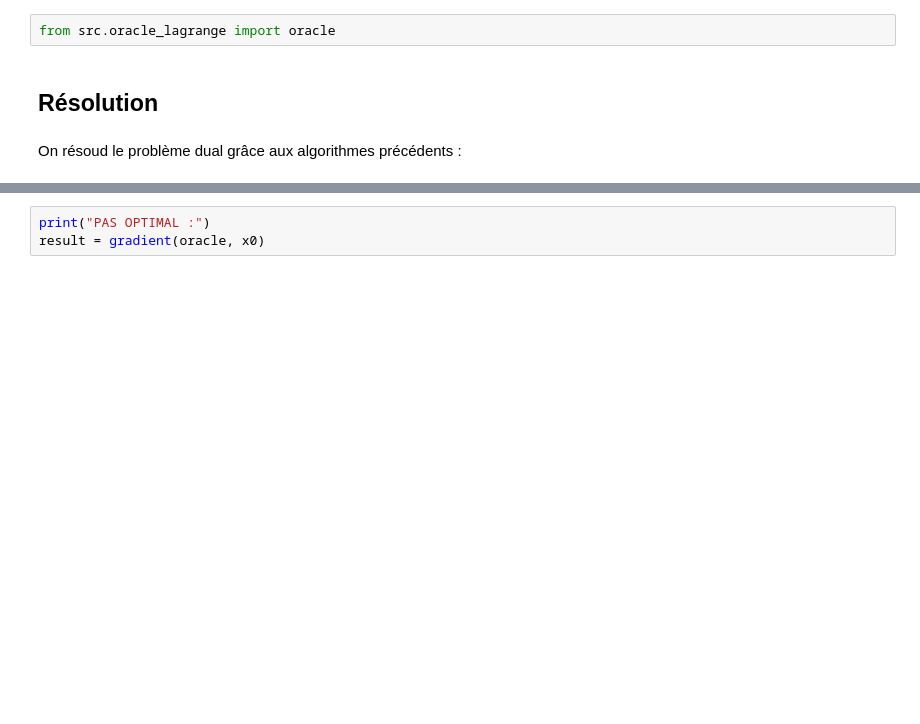
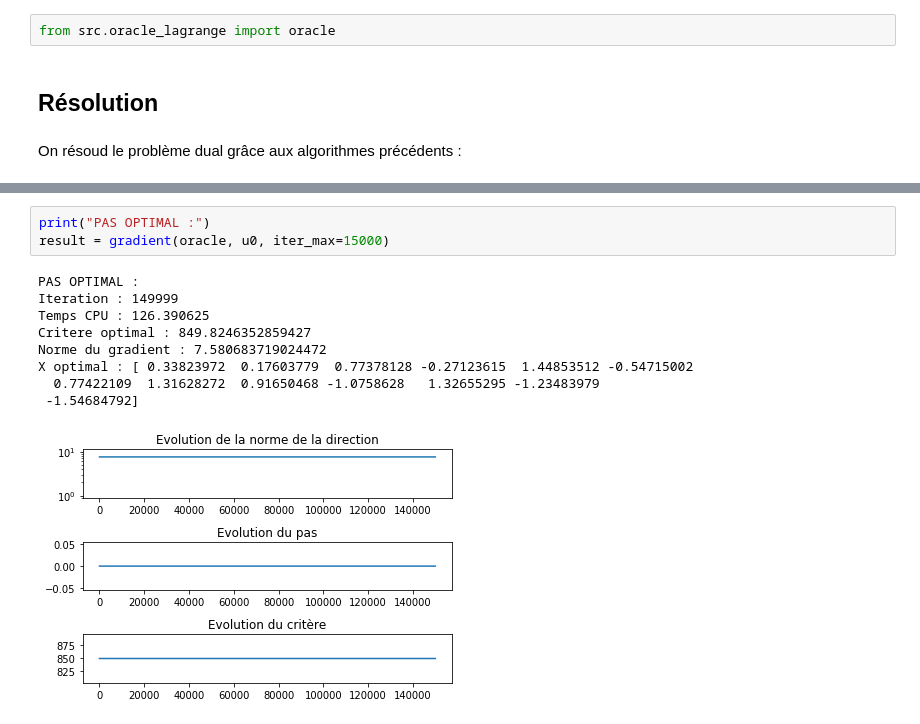
Before and after one commit to LouisDumont/Projet-Opti-Controle, a Jupyter notebook: rapport.ipynb, the cells around one changed output, grey strips where cells are left out. Cells and saved outputs as stored; diff of their text form; blank space fills up the shorter version.

```diff
--- a/rapport.ipynb
+++ b/rapport.ipynb
@@ -115,4 +227,14 @@ result = gradient(oracle, x0, default_gradient_step=0.0001, use_wolfe=False)
 # %%
 print("PAS OPTIMAL :")
-result = gradient(oracle, x0)
+result = gradient(oracle, u0, iter_max=15000)
+# %% [output]
+PAS OPTIMAL :
+Iteration : 149999
+Temps CPU : 126.390625
+Critere optimal : 849.8246352859427
+Norme du gradient : 7.580683719024472
+X optimal : [ 0.33823972  0.17603779  0.77378128 -0.27123615  1.44853512 -0.54715002
+  0.77422109  1.31628272  0.91650468 -1.0758628   1.32655295 -1.23483979
+ -1.54684792]
+[figure, added]
 # %%
```
Also changed, not shown: parts of 13 cells of this notebook.
